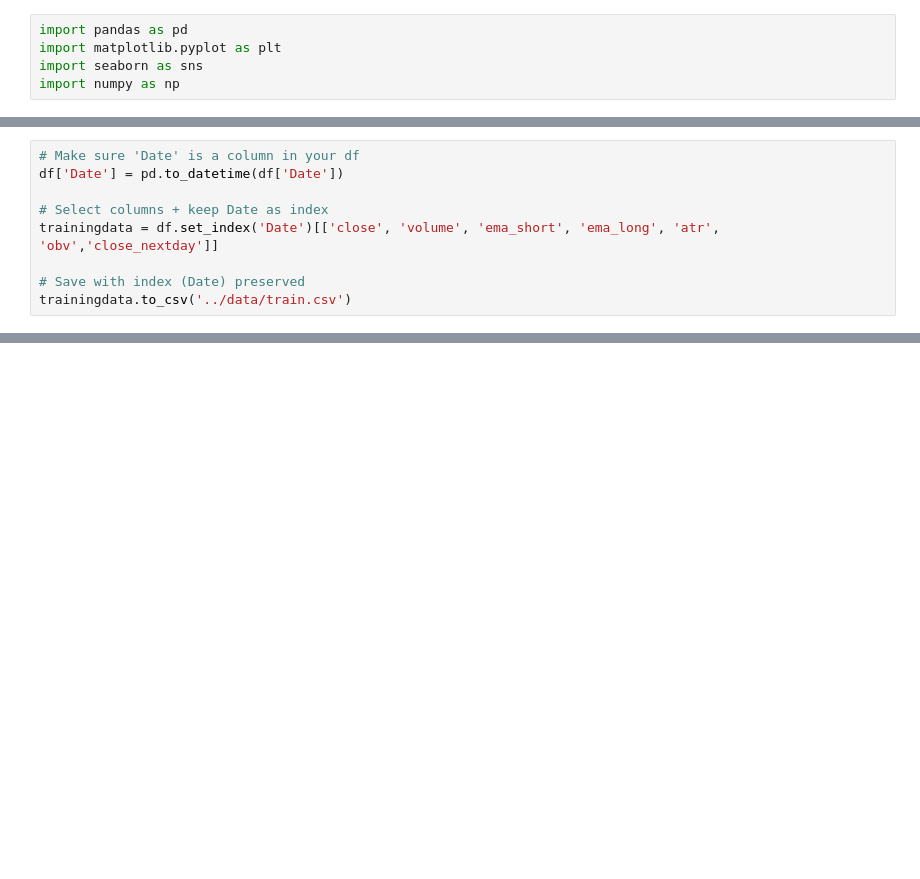
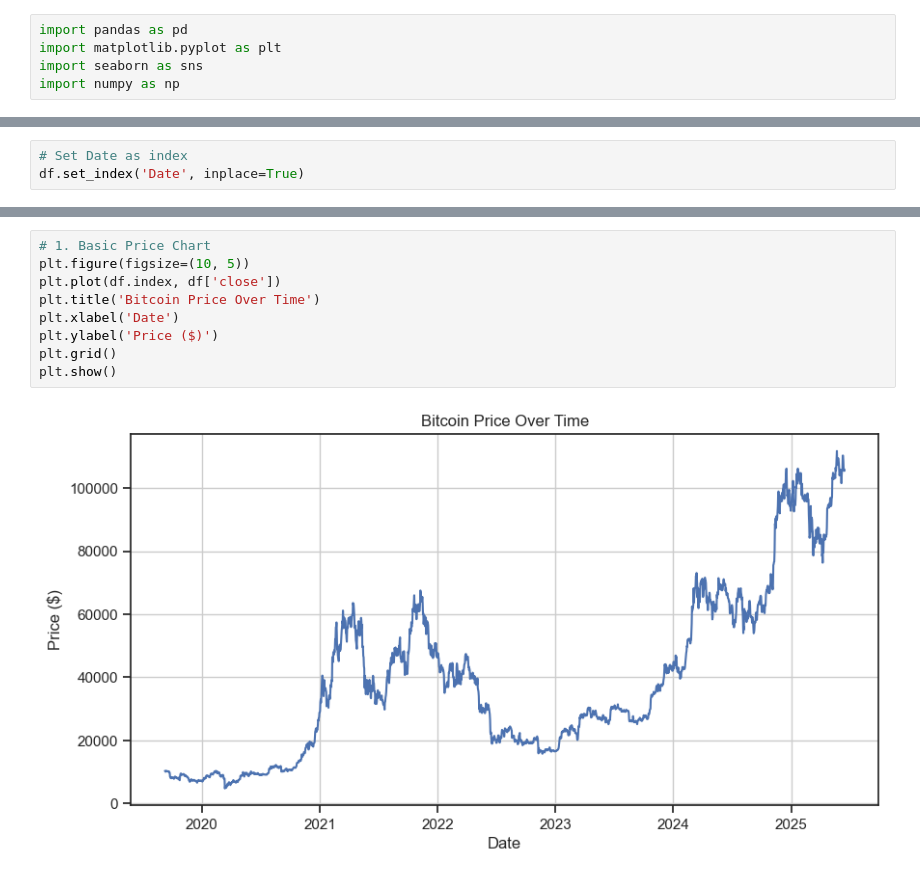
Before and after one commit to a7-peer/BTC_tradingbot, a Jupyter notebook: EDA/BTC_EDA.ipynb, the cells around one changed output, grey strips where cells are left out. Saved outputs shown, nothing was run; the diff lists cells and outputs as text; blank space fills up the shorter version.

```diff
--- a/EDA/BTC_EDA.ipynb
+++ b/EDA/BTC_EDA.ipynb
@@ -345,9 +67,0 @@ btc_df_OHLC_atr.to_csv('../data/btc_df_OHLC_atr.csv')
-# %%
-# Make sure 'Date' is a column in your df
-df['Date'] = pd.to_datetime(df['Date'])
-
-# Select columns + keep Date as index
-trainingdata = df.set_index('Date')[['close', 'volume', 'ema_short', 'ema_long', 'atr', 'obv','close_nextday']]
-
-# Save with index (Date) preserved
-trainingdata.to_csv('../data/train.csv')
@@ -353,0 +71,3 @@ trainingdata.to_csv('../data/train.csv')
+# %%
+# Set Date as index
+df.set_index('Date', inplace=True)
@@ -353,0 +100,11 @@ trainingdata.to_csv('../data/train.csv')
+# %%
+# 1. Basic Price Chart
+plt.figure(figsize=(10, 5))
+plt.plot(df.index, df['close'])
+plt.title('Bitcoin Price Over Time')
+plt.xlabel('Date')
+plt.ylabel('Price ($)')
+plt.grid()
+plt.show()
+# %% [output]
+[figure, added]
```
Also changed, not shown: parts of 40 cells of this notebook, 1 other file.
